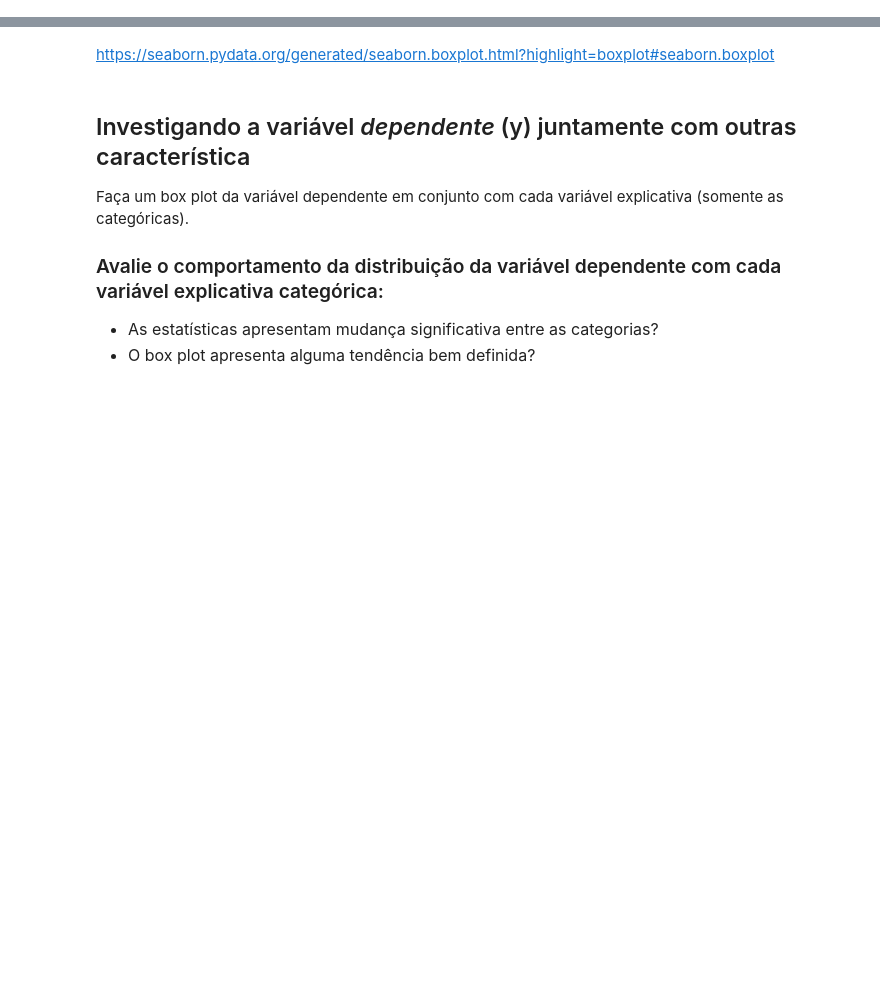
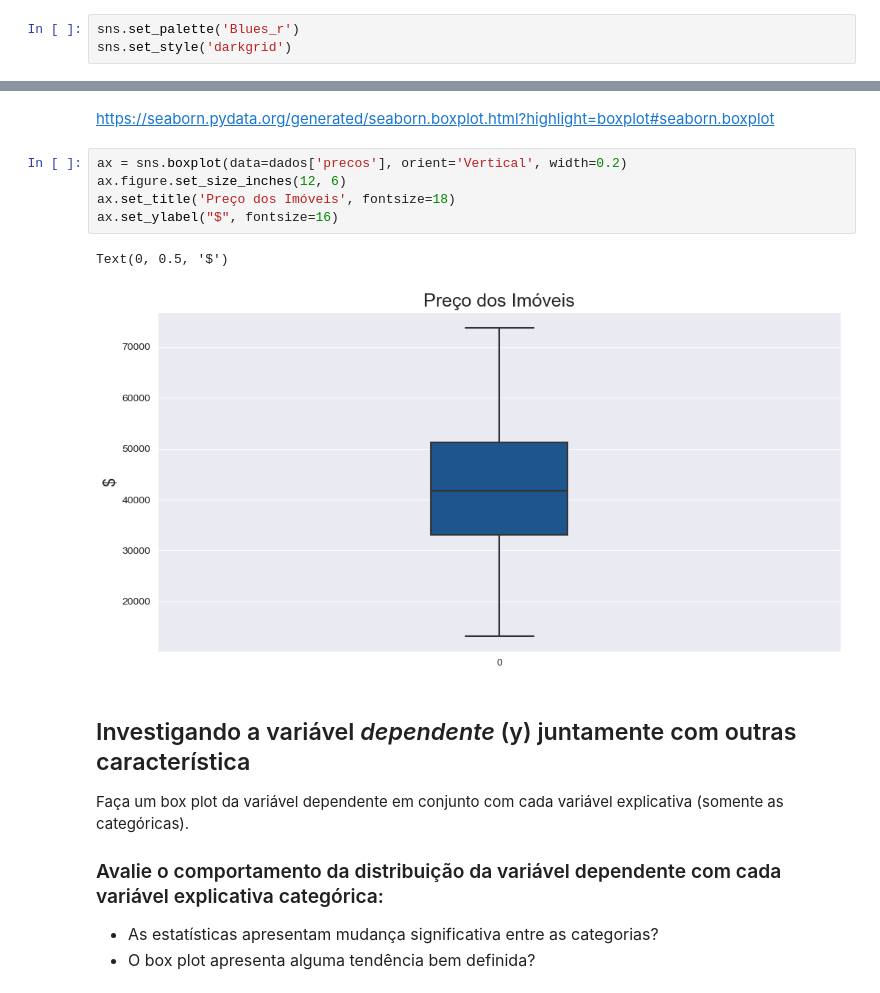
Before and after one commit to luanans/Bootcamp-WoMakersCode, a Jupyter notebook: Alura/05 Regressao linear - testando relacoes e prevendo resultados/860-Exercicio/Exercicio/Regressao Linear - Exercicio.ipynb, the cells around one changed output, grey strips where cells are left out. Drawn from its saved outputs; the diff is of its cells as text; blank space fills up the shorter version.

Commit message:
06 Data VIZ - Seaborn finalizado

```diff
--- a/Alura/05 Regressao linear - testando relacoes e prevendo resultados/860-Exercicio/Exercicio/Regressao Linear - Exercicio.ipynb
+++ b/Alura/05 Regressao linear - testando relacoes e prevendo resultados/860-Exercicio/Exercicio/Regressao Linear - Exercicio.ipynb
@@ -118,5 +118,8 @@ plt.show()
 # %% [markdown]
 ## Configure o estilo e cor dos gráficos (opcional)
+# %%
+sns.set_palette('Blues_r')
+sns.set_style('darkgrid')
 # %% [markdown]
 ## Box plot da variável *dependente* (y)
 
@@ -128,6 +131,14 @@ plt.show()
 </ul>
 # %% [markdown]
 https://seaborn.pydata.org/generated/seaborn.boxplot.html?highlight=boxplot#seaborn.boxplot
+# %%
+ax = sns.boxplot(data=dados['precos'], orient='Vertical', width=0.2)
+ax.figure.set_size_inches(12, 6)
+ax.set_title('Preço dos Imóveis', fontsize=18)
+ax.set_ylabel("$", fontsize=16)
+# %% [output]
+Text(0, 0.5, '$')
+[figure, added]
 # %% [markdown]
 ## Investigando a variável *dependente* (y) juntamente com outras característica
 
```
Also changed, not shown: parts of 25 cells of this notebook, 5 other files.
